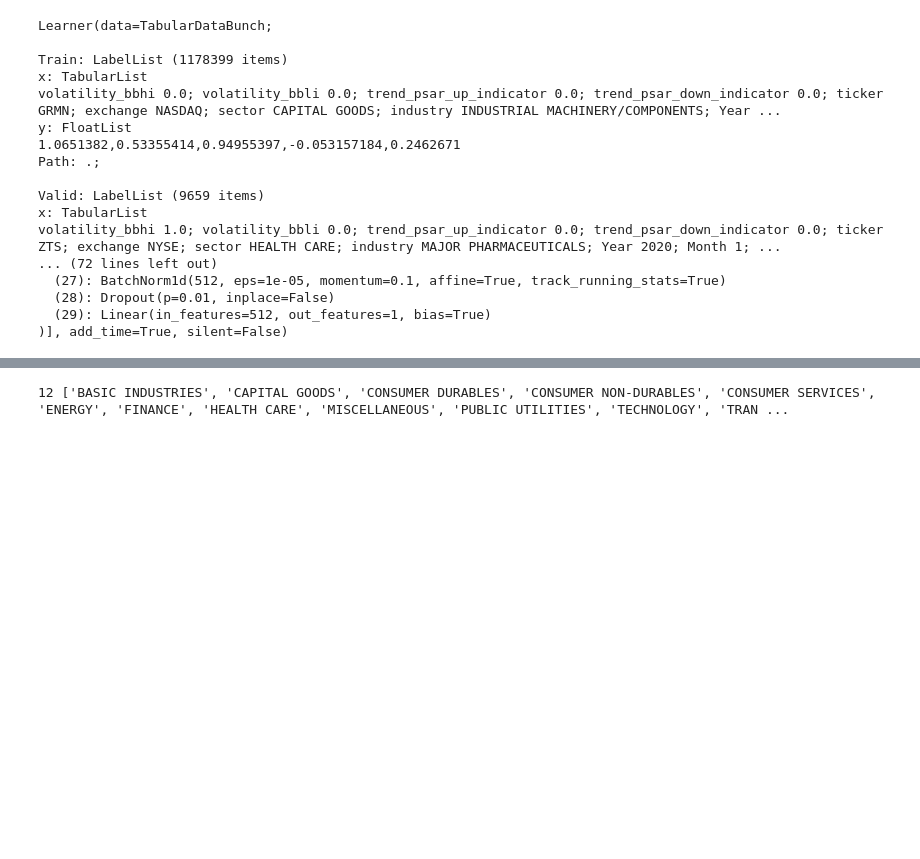
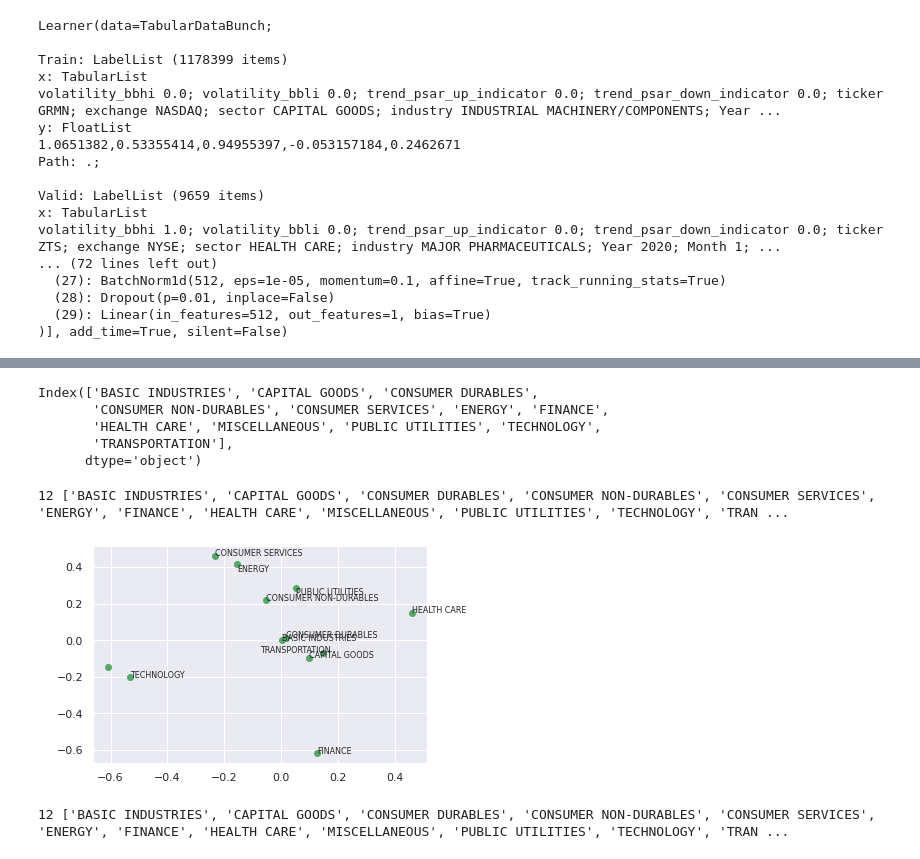
Before and after one commit to ciaocloud/stock2vec, a Jupyter notebook: Visualization.ipynb, the cells around one changed output, grey strips where cells are left out. Cells and saved outputs as stored; diff of their text form; code cells hidden in the pictures; blank space fills up the shorter version.

```diff
--- a/Visualization.ipynb
+++ b/Visualization.ipynb
@@ -224,3 +224,47 @@ for p, s in zip(dow_2d, dow_names):
+# %%
+emb_names = train_df[emb_str].cat.categories
+emb_names
+# %% [output]
+Index(['BASIC INDUSTRIES', 'CAPITAL GOODS', 'CONSUMER DURABLES',
+       'CONSUMER NON-DURABLES', 'CONSUMER SERVICES', 'ENERGY', 'FINANCE',
+       'HEALTH CARE', 'MISCELLANEOUS', 'PUBLIC UTILITIES', 'TECHNOLOGY',
+       'TRANSPORTATION'],
+      dtype='object')
+# %%
+## Sector
+emb_id, emb_str = 6, 'sector'
+emb_names = train_df[emb_str].cat.categories
+emb_weights = to_np(next(learn.layer_groups[0][emb_id].parameters()))
+print(len(emb_names), list(emb_names), emb_weights.shape)
+# dow_2d = TSNE(n_components=2, perplexity=50, early_exaggeration=12., learning_rate=200.).fit_transform(dow_weights)
+# emb_2d = TSNE(n_components=2, metric='cosine').fit_transform(emb_weights)
+emb_2d = PCA(n_components=2).fit(emb_weights.T).components_.T
+# emb_2d = umap.UMAP(n_neighbors=5,
+#                       min_dist=0.3,
+#                       metric='correlation').fit_transform(emb_weights)
+
+plt.figure()
+# plt.plot(emb2d[:, 0], emb2d[:, 1], 'ro', )
+plt.scatter(emb_2d[:-1, 0], emb_2d[:-1, 1], c='g')#, c=range(len(emb_names)) )
+for p, s in zip(emb_2d, emb_names):
+#     plt.annotate(s=s, xy=(p[0], p[1]), fontsize=8)
+    if s == 'PUBLIC UTILITIES':
+        plt.annotate(s=s, xy=(p[0], p[1]-.04), fontsize=8)
+#     elif s == 'CONSUMER DURABLES':
+#         plt.annotate(s=s, xy=(p[0], p[1]+.02), fontsize=8)
+    elif s == 'TRANSPORTATION':
+        plt.annotate(s=s, xy=(p[0]-.22, p[1]), fontsize=8)
+    elif s == 'ENERGY':
+        plt.annotate(s=s, xy=(p[0], p[1]-.04), fontsize=8)
+    elif s == 'MISCELLANEOUS':
+        plt.annotate(s=s, xy=(p[0]-.22, p[1]), fontsize=8)
+    else:
+        plt.annotate(s=s, xy=(p[0], p[1]), fontsize=8)
+# plt.savefig('sector.png')
+plt.show()
+# %% [output]
+12 ['BASIC INDUSTRIES', 'CAPITAL GOODS', 'CONSUMER DURABLES', 'CONSUMER NON-DURABLES', 'CONSUMER SERVICES', 'ENERGY', 'FINANCE', 'HEALTH CARE', 'MISCELLANEOUS', 'PUBLIC UTILITIES', 'TECHNOLOGY', 'TRAN ...
+[figure, added]
 # %%
 ## Sector
 emb_id, emb_str = 6, 'sector'
```
Also changed, not shown: parts of 9 cells of this notebook, 11 other files.
